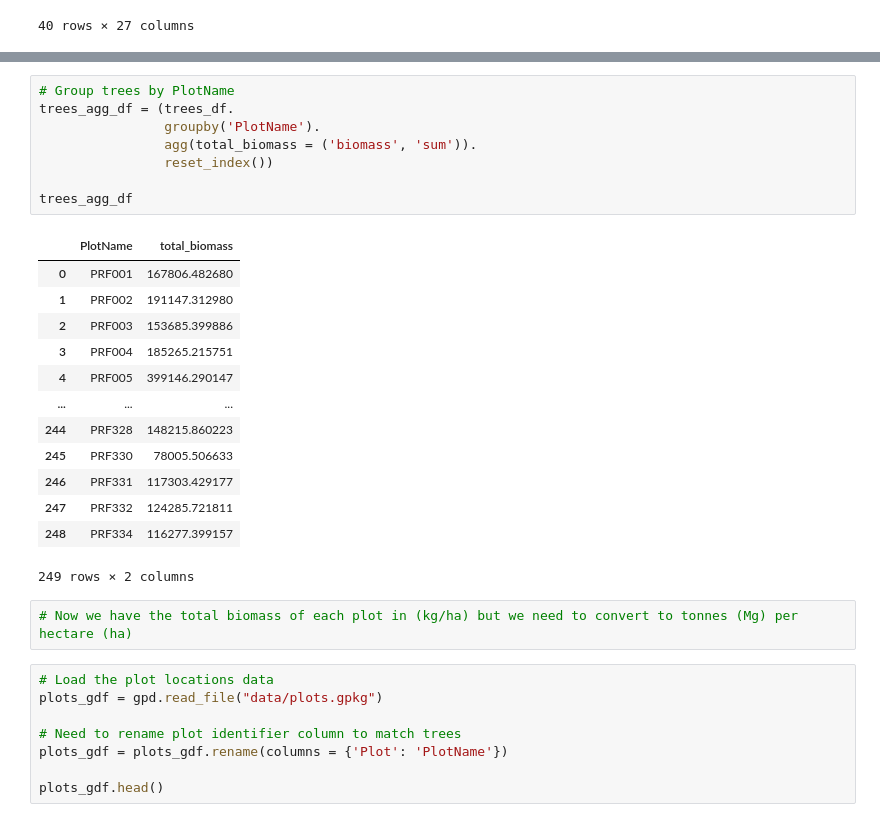
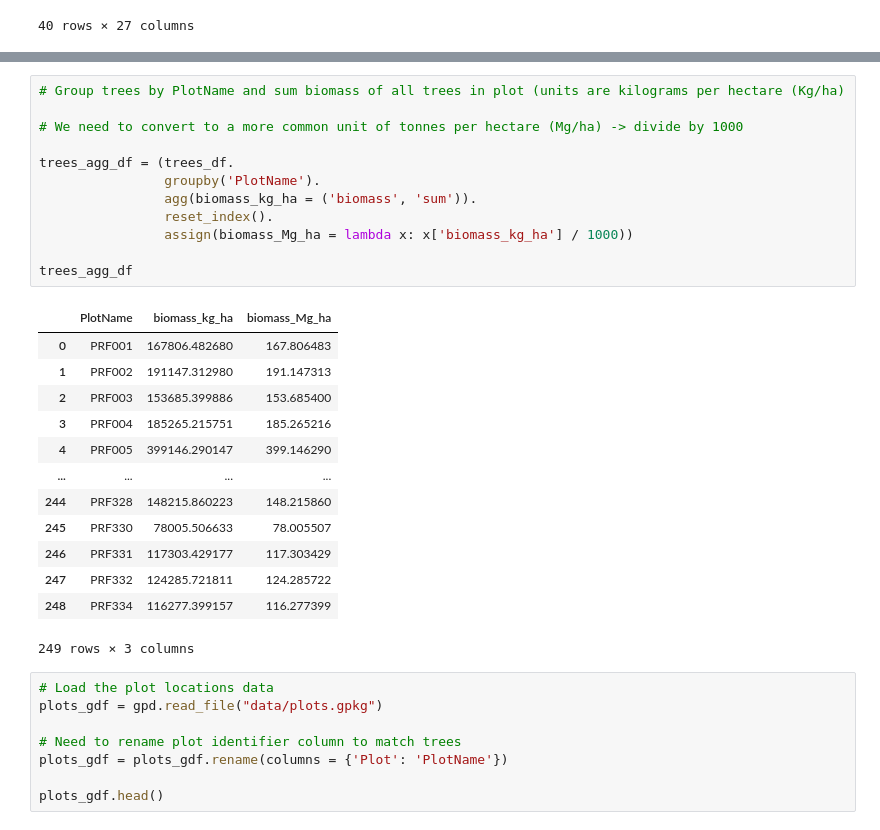
Before and after one commit to subornaa/Data-Analytics-Tutorials, a Jupyter notebook: Descriptive_Analytics_Tutorials.ipynb, the cells around one changed output, grey strips where cells are left out. Saved outputs shown, nothing was run; the diff lists cells and outputs as text.

```diff
--- a/Descriptive_Analytics_Tutorials.ipynb
+++ b/Descriptive_Analytics_Tutorials.ipynb
@@ -104,30 +101,32 @@ trees_df[trees_df['PlotName'] == 'PRF015']
 We have seen how to use basic methods in pandas on a data frame such as `.mean()` or `.sum`. In some cases, we may want to chain together multiple methods instead of assigning new objects across multiple lines of code. Chaining multiple methods together in this style is called `piping`.
 
 Below is a demonstration of a pipe in pandas. Note that the full pipe is wrapped in `()` to indicate that this is a pipe.
-# %%
-# Group trees by PlotName
-trees_agg_df = (trees_df.
-                groupby('PlotName').
-                agg(total_biomass = ('biomass', 'sum')).
-                reset_index())
-
-trees_agg_df
-# %% [output]
-|  | PlotName | total_biomass |
-| 0 | PRF001 | 167806.482680 |
-| 1 | PRF002 | 191147.312980 |
-| 2 | PRF003 | 153685.399886 |
-| 3 | PRF004 | 185265.215751 |
-| 4 | PRF005 | 399146.290147 |
-| ... | ... | ... |
-| 244 | PRF328 | 148215.860223 |
-| 245 | PRF330 | 78005.506633 |
-| 246 | PRF331 | 117303.429177 |
-| 247 | PRF332 | 124285.721811 |
-| 248 | PRF334 | 116277.399157 |
-249 rows × 2 columns
-# %%
-# Now we have the total biomass of each plot in (kg/ha) but we need to convert to tonnes (Mg) per hectare (ha)
+# %%
+# Group trees by PlotName and sum biomass of all trees in plot (units are kilograms per hectare (Kg/ha)
+
+# We need to convert to a more common unit of tonnes per hectare (Mg/ha) -> divide by 1000
+
+trees_agg_df = (trees_df.
+                groupby('PlotName').
+                agg(biomass_kg_ha = ('biomass', 'sum')).
+                reset_index().
+                assign(biomass_Mg_ha = lambda x: x['biomass_kg_ha'] / 1000))
+
+trees_agg_df
+# %% [output]
+|  | PlotName | biomass_kg_ha | biomass_Mg_ha |
+| 0 | PRF001 | 167806.482680 | 167.806483 |
+| 1 | PRF002 | 191147.312980 | 191.147313 |
+| 2 | PRF003 | 153685.399886 | 153.685400 |
+| 3 | PRF004 | 185265.215751 | 185.265216 |
+| 4 | PRF005 | 399146.290147 | 399.146290 |
+| ... | ... | ... | ... |
+| 244 | PRF328 | 148215.860223 | 148.215860 |
+| 245 | PRF330 | 78005.506633 | 78.005507 |
+| 246 | PRF331 | 117303.429177 | 117.303429 |
+| 247 | PRF332 | 124285.721811 | 124.285722 |
+| 248 | PRF334 | 116277.399157 | 116.277399 |
+249 rows × 3 columns
 # %%
 # Load the plot locations data
 plots_gdf = gpd.read_file("data/plots.gpkg")
```
Also changed, not shown: parts of 3 cells of this notebook.
